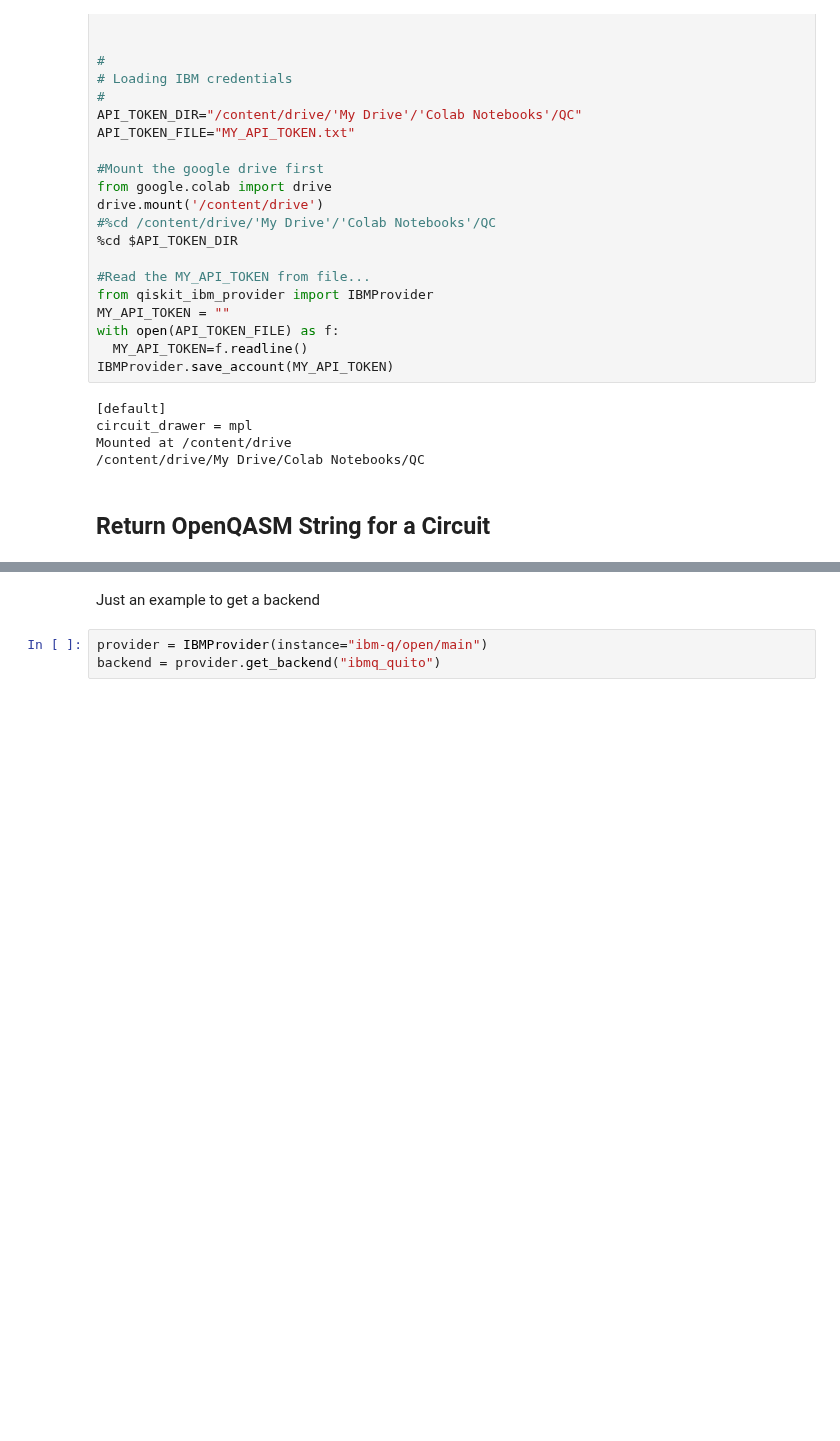
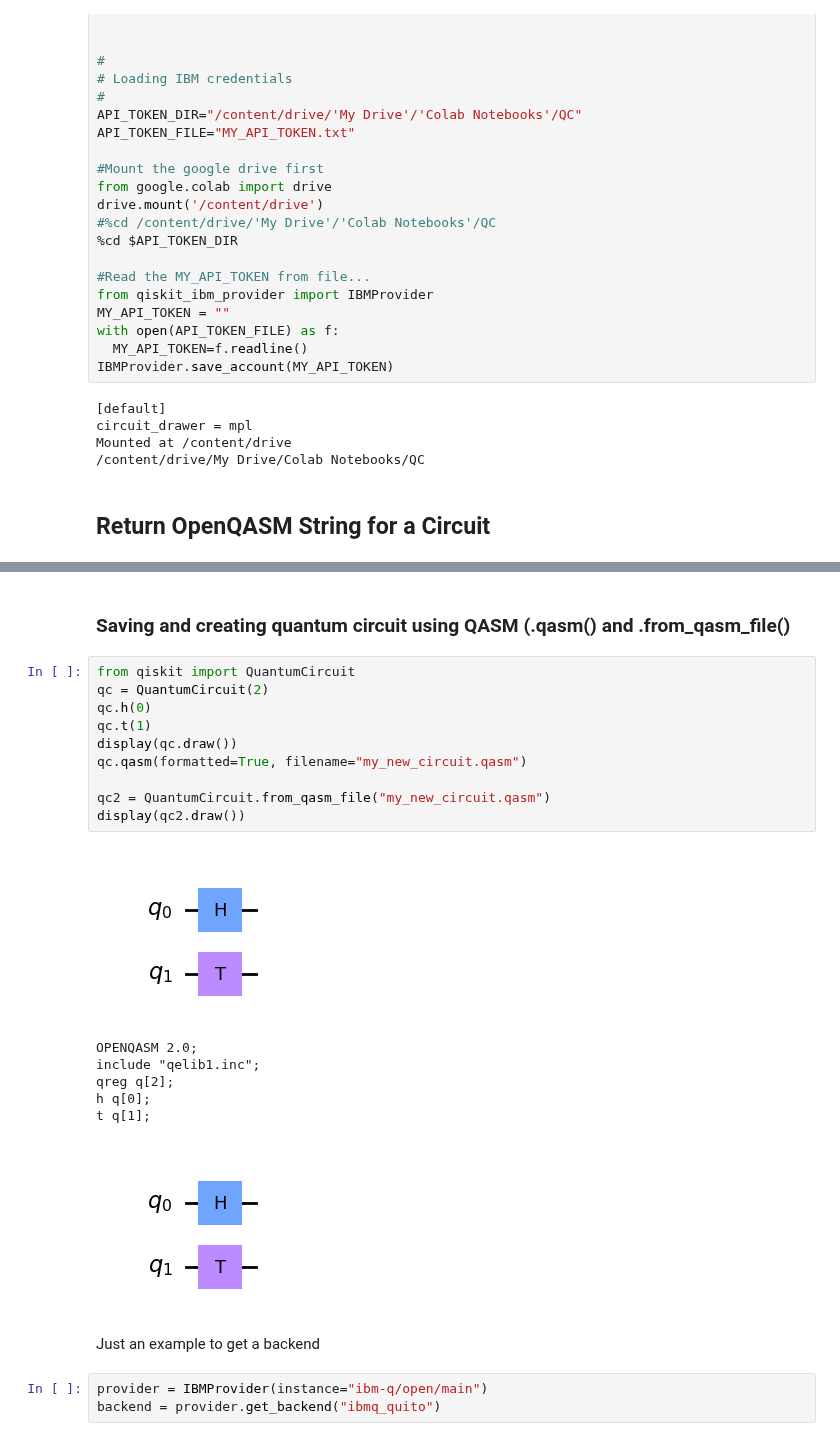
Before and after one commit to mrromaniuc/quantum-computing, a Jupyter notebook: IBMCertifiedAssociateDeveloperQiskit/1.8-Return_OpenQASM_String_for_Circuit.ipynb, the cells around one changed output, grey strips where cells are left out. Saved outputs shown, nothing was run; the diff lists cells and outputs as text; blank space fills up the shorter version.

```diff
--- a/IBMCertifiedAssociateDeveloperQiskit/1.8-Return_OpenQASM_String_for_Circuit.ipynb
+++ b/IBMCertifiedAssociateDeveloperQiskit/1.8-Return_OpenQASM_String_for_Circuit.ipynb
@@ -82,6 +79,26 @@ barrier q[0],q[1];
 measure q[0] -> meas[0];
 measure q[1] -> meas[1];
 [figure]
+# %% [markdown]
+### Saving and creating quantum circuit using QASM (.qasm() and .from_qasm_file()
+# %%
+from qiskit import QuantumCircuit
+qc = QuantumCircuit(2)
+qc.h(0)
+qc.t(1)
+display(qc.draw())
+qc.qasm(formatted=True, filename="my_new_circuit.qasm")
+
+qc2 = QuantumCircuit.from_qasm_file("my_new_circuit.qasm")
+display(qc2.draw())
+# %% [output]
+[figure, added]
+OPENQASM 2.0;
+include "qelib1.inc";
+qreg q[2];
+h q[0];
+t q[1];
+[figure, added]
 # %% [markdown]
 Just an example to get a backend
 # %%
```
Also changed, not shown: parts of 1 cell of this notebook.
